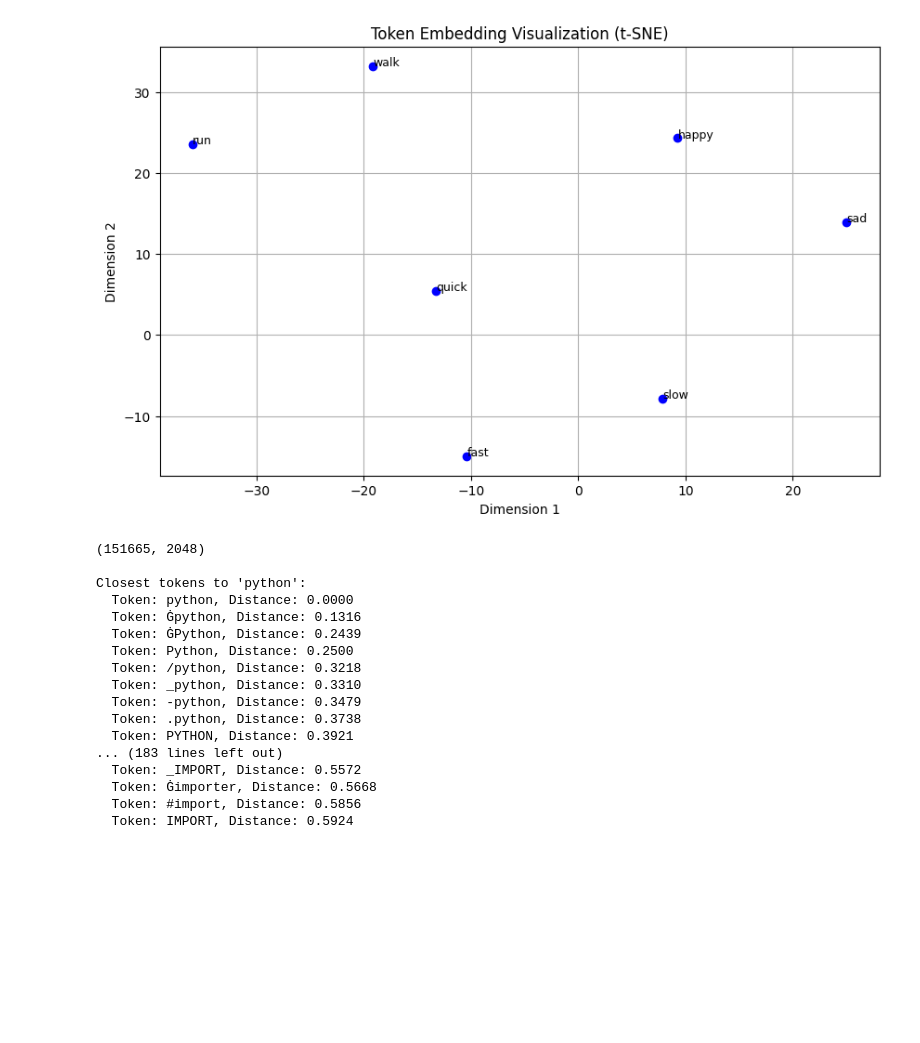
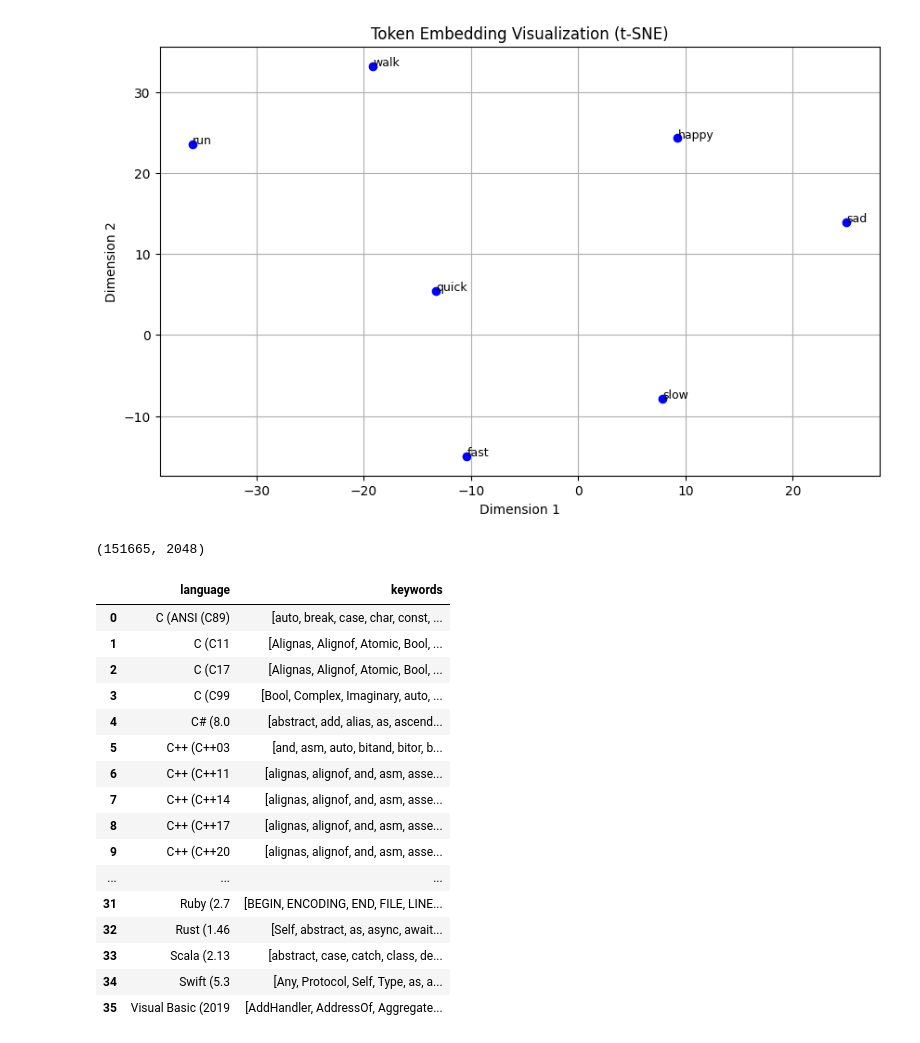
Before and after one commit to Koweez/AdvancedNLP, a Jupyter notebook: exploration/exploration.ipynb, the cells around one changed output. Cells and saved outputs as stored; diff of their text form; code cells hidden in the pictures; blank space fills up the shorter version.

```diff
--- a/exploration/exploration.ipynb
+++ b/exploration/exploration.ipynb
@@ -77,38 +57,23 @@ token_ids = torch.arange(vocab_size)
 
 with torch.no_grad():
     all_embeddings = embedding_layer(token_ids).detach().cpu().numpy()
+print(all_embeddings.shape)
 
-print(all_embeddings.shape)
-n_neighbors = 20
-knn = NearestNeighbors(n_neighbors=n_neighbors, metric="cosine")
-knn.fit(all_embeddings)
+query_tokens = ["python", "java", "def", "if","torch","transformers","for","pytorch","import"]
 
-query_tokens = ["python", "java", "def", "if","torch","transformers","for","pytorch","import"]  # Example query tokens
-query_ids = [tokenizer.convert_tokens_to_ids(tokenizer.tokenize(word)[0]) for word in query_tokens]
-query_embeddings = embedding_layer(torch.tensor(query_ids)).detach().cpu().numpy()
+def test(query_tokens):
+    n_neighbors = 20
+    knn = NearestNeighbors(n_neighbors=n_neighbors, metric="cosine")
+    knn.fit(all_embeddings)
+    query_ids = [tokenizer.convert_tokens_to_ids(tokenizer.tokenize(word)[0]) for word in query_tokens]
+    query_embeddings = embedding_layer(torch.tensor(query_ids)).detach().cpu().numpy()
 
-distances, indices = knn.kneighbors(query_embeddings)
+    distances, indices = knn.kneighbors(query_embeddings)
 
-for i, word in enumerate(query_tokens):
-    print(f"\nClosest tokens to '{word}':")
-    for idx, dist in zip(indices[i], distances[i]):
-        token = tokenizer.convert_ids_to_tokens(int(idx))  # Convert NumPy integer to Python integer
-        print(f"  Token: {token}, Distance: {dist:.4f}")
+    for i, word in enumerate(query_tokens):
+        print(f"\nClosest tokens to '{word}':")
+        for idx, dist in zip(indices[i], distances[i]):
+            token = tokenizer.convert_ids_to_tokens(int(idx))  # Convert NumPy integer to Python integer
+            print(f"  Token: {token}, Distance: {dist:.4f}")
 # %% [output]
 (151665, 2048)
-
-Closest tokens to 'python':
-  Token: python, Distance: 0.0000
-  Token: Ġpython, Distance: 0.1316
-  Token: ĠPython, Distance: 0.2439
-  Token: Python, Distance: 0.2500
-  Token: /python, Distance: 0.3218
-  Token: _python, Distance: 0.3310
-  Token: -python, Distance: 0.3479
-  Token: .python, Distance: 0.3738
-  Token: PYTHON, Distance: 0.3921
-... (183 lines left out)
-  Token: _IMPORT, Distance: 0.5572
-  Token: Ġimporter, Distance: 0.5668
-  Token: #import, Distance: 0.5856
-  Token: IMPORT, Distance: 0.5924
@@ -114,0 +130,24 @@ Closest tokens to 'python':
+# %%
+import pandas as pd
+
+df = pd.read_parquet("hf://datasets/bigcode/programming-languages-keywords/data/train-00000-of-00001-2a6aa307b284c516.parquet")
+# %%
+df
+# %% [output]
+|  | language | keywords |
+| 0 | C (ANSI (C89) | [auto, break, case, char, const, ... |
+| 1 | C (C11 | [Alignas, Alignof, Atomic, Bool, ... |
+| 2 | C (C17 | [Alignas, Alignof, Atomic, Bool, ... |
+| 3 | C (C99 | [Bool, Complex, Imaginary, auto, ... |
+| 4 | C# (8.0 | [abstract, add, alias, as, ascend... |
+| 5 | C++ (C++03 | [and, asm, auto, bitand, bitor, b... |
+| 6 | C++ (C++11 | [alignas, alignof, and, asm, asse... |
+| 7 | C++ (C++14 | [alignas, alignof, and, asm, asse... |
+| 8 | C++ (C++17 | [alignas, alignof, and, asm, asse... |
+| 9 | C++ (C++20 | [alignas, alignof, and, asm, asse... |
+| ... | ... | ... |
+| 31 | Ruby (2.7 | [BEGIN, ENCODING, END, FILE, LINE... |
+| 32 | Rust (1.46 | [Self, abstract, as, async, await... |
+| 33 | Scala (2.13 | [abstract, case, catch, class, de... |
+| 34 | Swift (5.3 | [Any, Protocol, Self, Type, as, a... |
+| 35 | Visual Basic (2019 | [AddHandler, AddressOf, Aggregate... |
```
Also changed, not shown: parts of 9 cells of this notebook, 1 other file.
